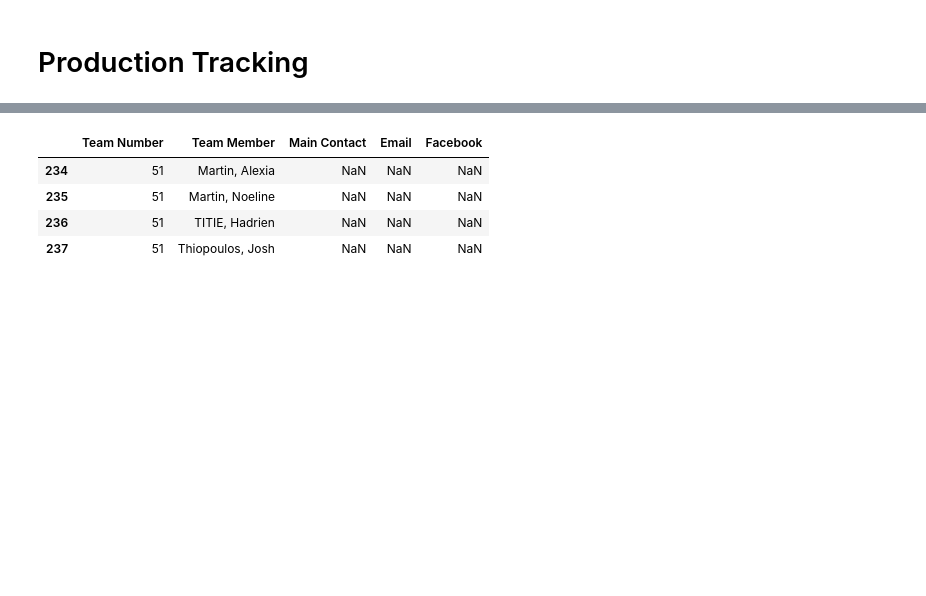
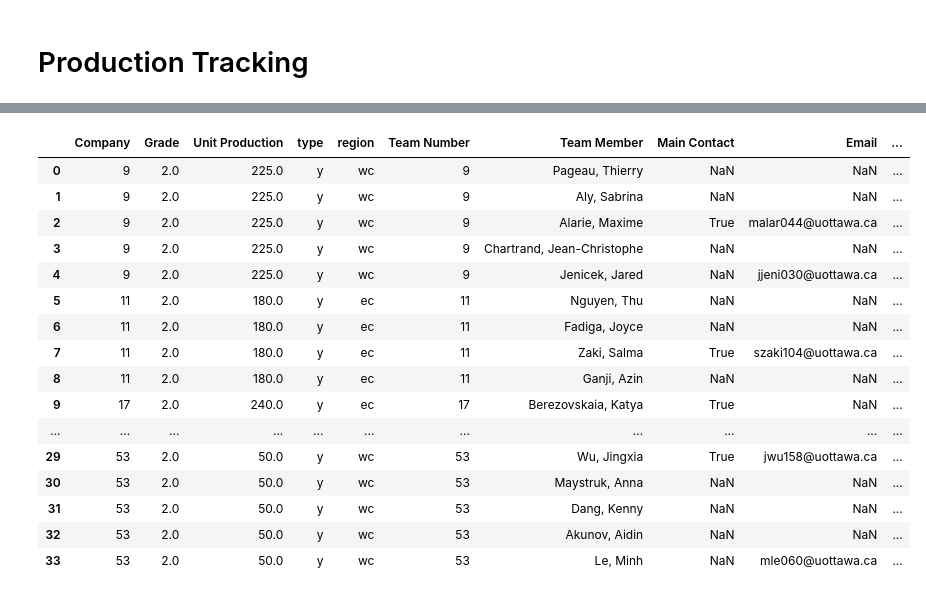
Before and after one commit to jacklau04/intopia2019, a Jupyter notebook: production_report.ipynb, the cells around one changed output, grey strips where cells are left out. Cells and saved outputs as stored; diff of their text form; code cells hidden in the pictures; blank space fills up the shorter version.

```diff
--- a/production_report.ipynb
+++ b/production_report.ipynb
@@ -81,9 +51,25 @@ df_team_production
-# %%
-###Team Tracker
-team_tracker(df_contact, 51)
-# %% [output]
-|  | Team Number | Team Member | Main Contact | Email | Facebook |
-| 234 | 51 | Martin, Alexia | NaN | NaN | NaN |
-| 235 | 51 | Martin, Noeline | NaN | NaN | NaN |
-| 236 | 51 | TITIE, Hadrien | NaN | NaN | NaN |
-| 237 | 51 | Thiopoulos, Josh | NaN | NaN | NaN |
+# %%
+###Team Tracker
+df_contact_new = df_contact
+df_contact_new['Company'] = df_contact_new['Team Number']
+df_team_production_list = pd.merge(df_team_production, df_contact_new, on=['Company'], how='inner')
+# %%
+df_team_production_list
+# %% [output]
+|  | Company | Grade | Unit Production | type | region | Team Number | Team Member | Main Contact | Email | ... |
+| 0 | 9 | 2.0 | 225.0 | y | wc | 9 | Pageau, Thierry | NaN | NaN | ... |
+| 1 | 9 | 2.0 | 225.0 | y | wc | 9 | Aly, Sabrina | NaN | NaN | ... |
+| 2 | 9 | 2.0 | 225.0 | y | wc | 9 | Alarie, Maxime | True | malar044@uottawa.ca | ... |
+| 3 | 9 | 2.0 | 225.0 | y | wc | 9 | Chartrand, Jean-Christophe | NaN | NaN | ... |
+| 4 | 9 | 2.0 | 225.0 | y | wc | 9 | Jenicek, Jared | NaN | jjeni030@uottawa.ca | ... |
+| 5 | 11 | 2.0 | 180.0 | y | ec | 11 | Nguyen, Thu | NaN | NaN | ... |
+| 6 | 11 | 2.0 | 180.0 | y | ec | 11 | Fadiga, Joyce | NaN | NaN | ... |
+| 7 | 11 | 2.0 | 180.0 | y | ec | 11 | Zaki, Salma | True | szaki104@uottawa.ca | ... |
+| 8 | 11 | 2.0 | 180.0 | y | ec | 11 | Ganji, Azin | NaN | NaN | ... |
+| 9 | 17 | 2.0 | 240.0 | y | ec | 17 | Berezovskaia, Katya | True | NaN | ... |
+| ... | ... | ... | ... | ... | ... | ... | ... | ... | ... | ... |
+| 29 | 53 | 2.0 | 50.0 | y | wc | 53 | Wu, Jingxia | True | jwu158@uottawa.ca | ... |
+| 30 | 53 | 2.0 | 50.0 | y | wc | 53 | Maystruk, Anna | NaN | NaN | ... |
+| 31 | 53 | 2.0 | 50.0 | y | wc | 53 | Dang, Kenny | NaN | NaN | ... |
+| 32 | 53 | 2.0 | 50.0 | y | wc | 53 | Akunov, Aidin | NaN | NaN | ... |
+| 33 | 53 | 2.0 | 50.0 | y | wc | 53 | Le, Minh | NaN | mle060@uottawa.ca | ... |
```
Also changed, not shown: parts of 4 cells of this notebook, 1 other file.
